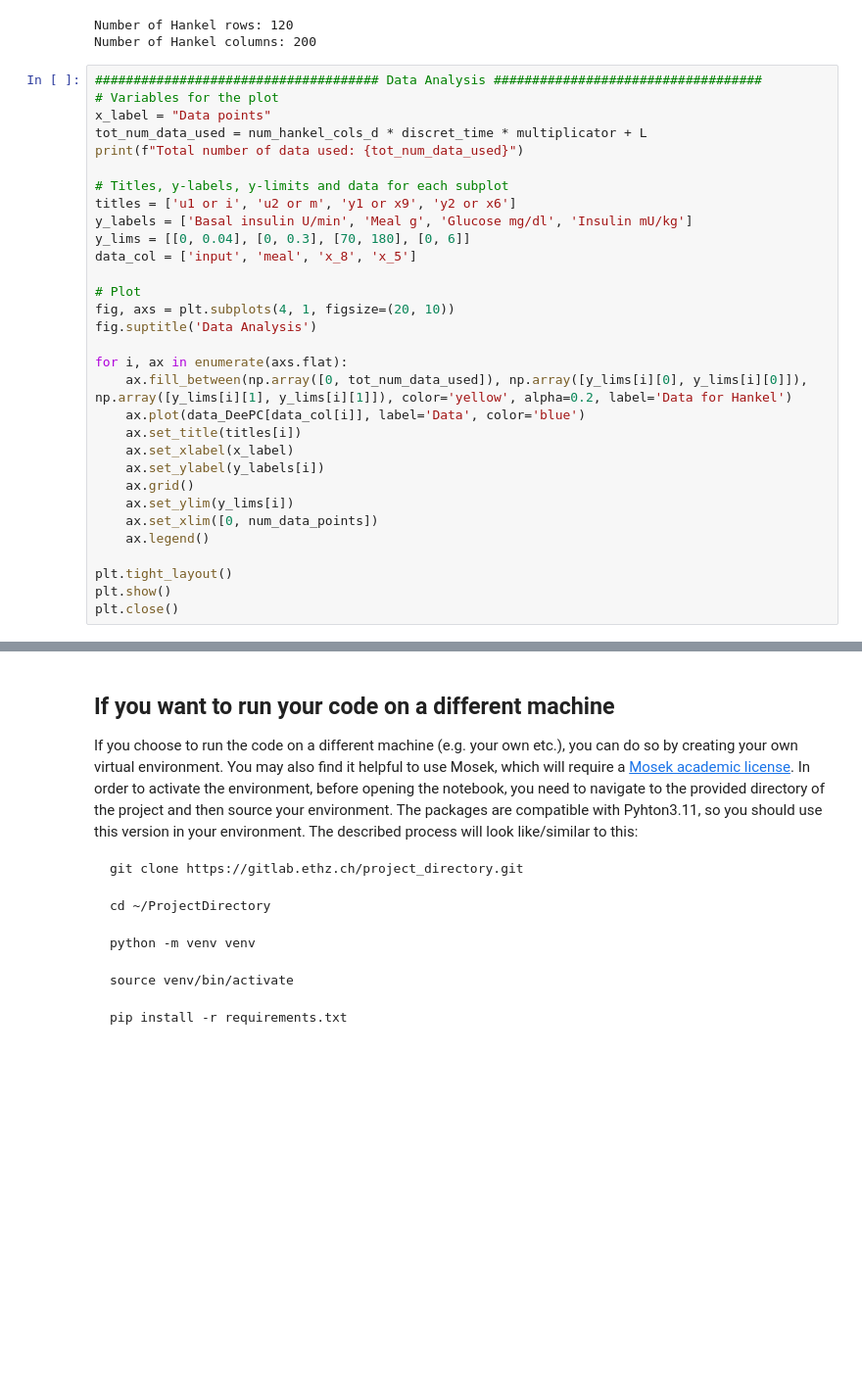
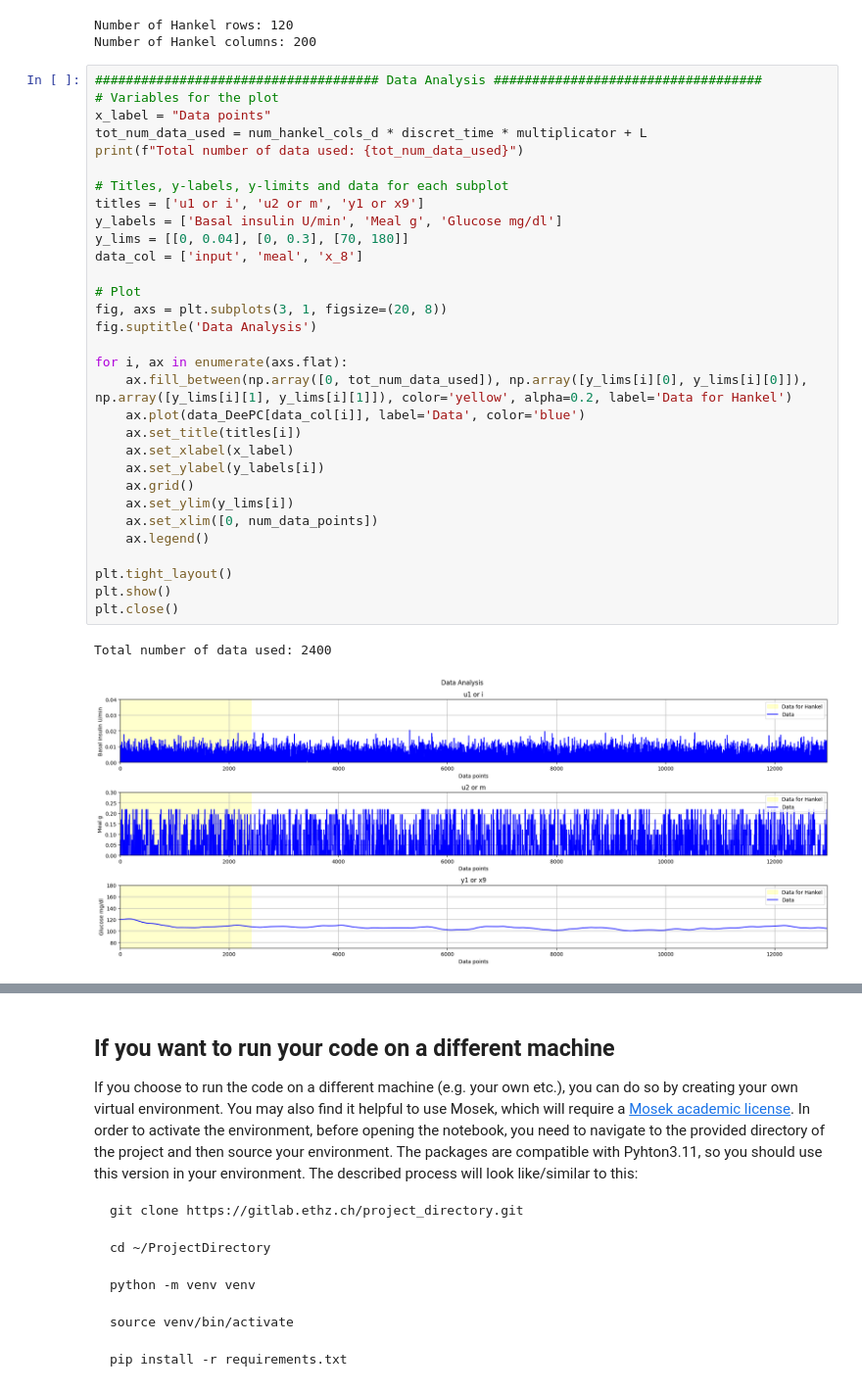
Before and after one commit to Jackmastro/MPC_DeePC_COCO, a Jupyter notebook: COCO2024project_GiacomoMastroddi.ipynb, the cells around one changed output, grey strips where cells are left out. Shown at 98% size. Drawn from its saved outputs; the diff is of its cells as text; blank space fills up the shorter version.

```diff
--- a/COCO2024project_GiacomoMastroddi.ipynb
+++ b/COCO2024project_GiacomoMastroddi.ipynb
@@ -2053,34 +2284,37 @@ Number of Hankel columns: 200
 # %%
 ##################################### Data Analysis ###################################
 # Variables for the plot
 x_label = "Data points"
 tot_num_data_used = num_hankel_cols_d * discret_time * multiplicator + L
 print(f"Total number of data used: {tot_num_data_used}")
 
 # Titles, y-labels, y-limits and data for each subplot
-titles = ['u1 or i', 'u2 or m', 'y1 or x9', 'y2 or x6']
-y_labels = ['Basal insulin U/min', 'Meal g', 'Glucose mg/dl', 'Insulin mU/kg']
-y_lims = [[0, 0.04], [0, 0.3], [70, 180], [0, 6]]
-data_col = ['input', 'meal', 'x_8', 'x_5']
+titles = ['u1 or i', 'u2 or m', 'y1 or x9']
+y_labels = ['Basal insulin U/min', 'Meal g', 'Glucose mg/dl']
+y_lims = [[0, 0.04], [0, 0.3], [70, 180]]
+data_col = ['input', 'meal', 'x_8']
 
 # Plot
-fig, axs = plt.subplots(4, 1, figsize=(20, 10))
+fig, axs = plt.subplots(3, 1, figsize=(20, 8))
 fig.suptitle('Data Analysis')
 
 for i, ax in enumerate(axs.flat):
     ax.fill_between(np.array([0, tot_num_data_used]), np.array([y_lims[i][0], y_lims[i][0]]), np.array([y_lims[i][1], y_lims[i][1]]), color='yellow', alpha=0.2, label='Data for Hankel')
     ax.plot(data_DeePC[data_col[i]], label='Data', color='blue')
     ax.set_title(titles[i])
     ax.set_xlabel(x_label)
     ax.set_ylabel(y_labels[i])
     ax.grid()
     ax.set_ylim(y_lims[i])
     ax.set_xlim([0, num_data_points])
     ax.legend()
 
 plt.tight_layout()
 plt.show()
 plt.close()
+# %% [output]
+Total number of data used: 2400
+[figure, added]
 # %%
 ##################################### Run Simulation -  Bonus ###################################
 # Initialize the dict to save inputs
```
Also changed, not shown: parts of 26 cells of this notebook, 4 other files.
